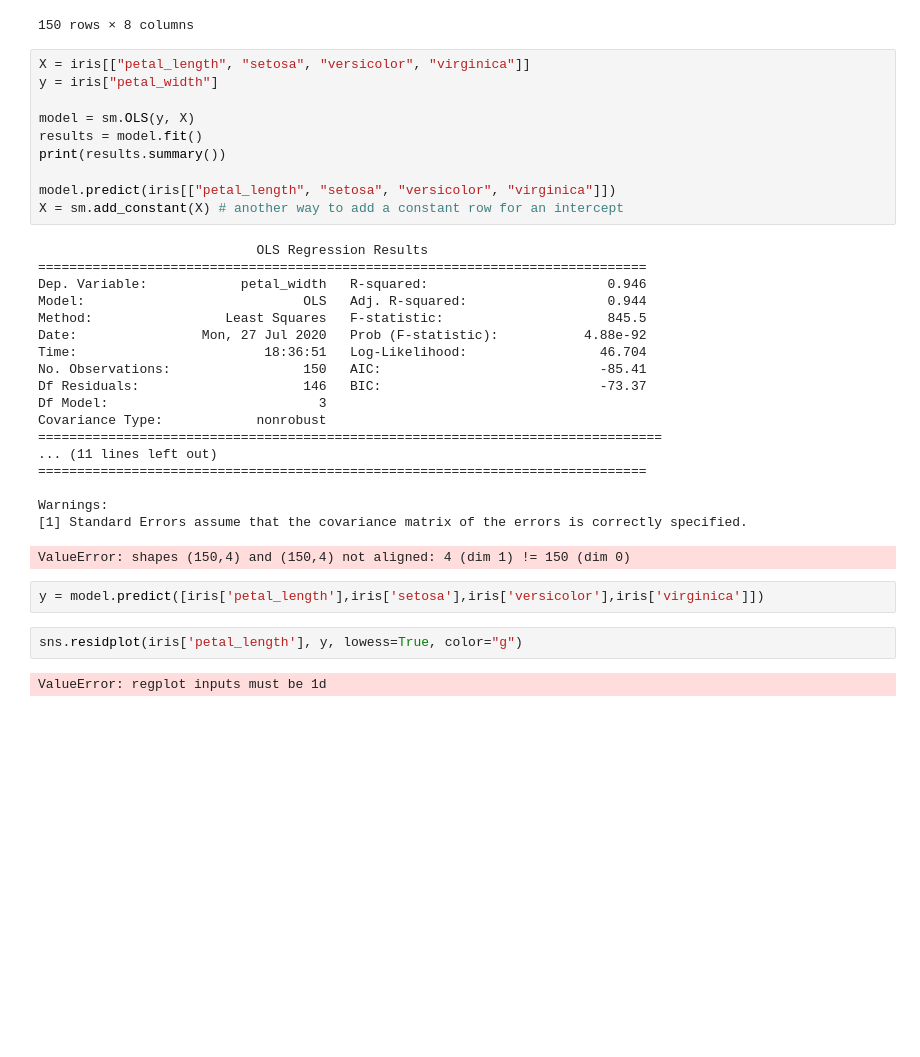
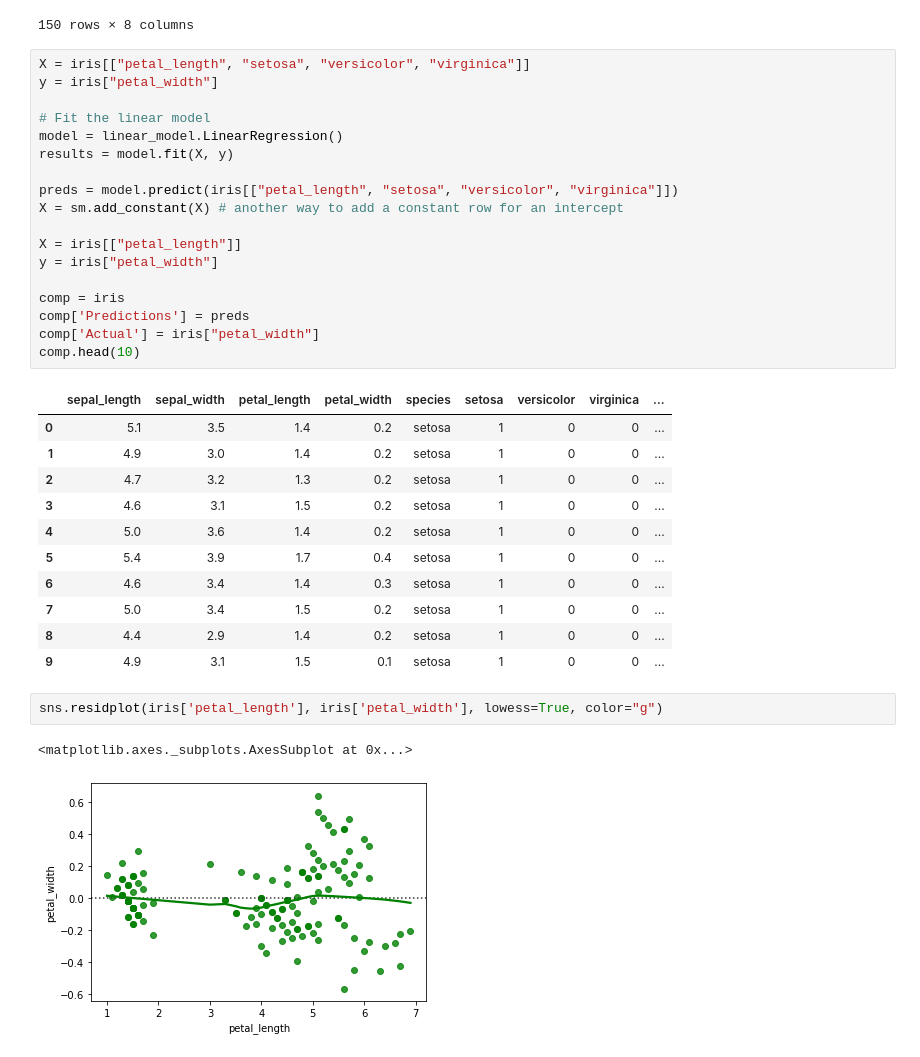
Before and after one commit to anshuldante/ai-ds-ml-practical, a Jupyter notebook: machine-learning-ai-foundations-linear-regression/Exercise Files/CH02/02_04/notebook.ipynb, the cells around one changed output. Cells and saved outputs as stored; diff of their text form; blank space fills up the shorter version.

Commit message:
Linear Regression chapter 3 revised

```diff
--- a/machine-learning-ai-foundations-linear-regression/Exercise Files/CH02/02_04/notebook.ipynb
+++ b/machine-learning-ai-foundations-linear-regression/Exercise Files/CH02/02_04/notebook.ipynb
@@ -195,35 +195,35 @@ iris
 X = iris[["petal_length", "setosa", "versicolor", "virginica"]]
 y = iris["petal_width"]
 
-model = sm.OLS(y, X)
-results = model.fit()
-print(results.summary())
+# Fit the linear model
+model = linear_model.LinearRegression()
+results = model.fit(X, y)
 
-model.predict(iris[["petal_length", "setosa", "versicolor", "virginica"]])
+preds = model.predict(iris[["petal_length", "setosa", "versicolor", "virginica"]])
 X = sm.add_constant(X) # another way to add a constant row for an intercept
+
+X = iris[["petal_length"]]
+y = iris["petal_width"]
+
+comp = iris
+comp['Predictions'] = preds
+comp['Actual'] = iris["petal_width"]
+comp.head(10)
 # %% [output]
-                            OLS Regression Results
-==============================================================================
-Dep. Variable:            petal_width   R-squared:                       0.946
-Model:                            OLS   Adj. R-squared:                  0.944
-Method:                 Least Squares   F-statistic:                     845.5
-Date:                Mon, 27 Jul 2020   Prob (F-statistic):           4.88e-92
-Time:                        18:36:51   Log-Likelihood:                 46.704
-No. Observations:                 150   AIC:                            -85.41
-Df Residuals:                     146   BIC:                            -73.37
-Df Model:                           3
-Covariance Type:            nonrobust
-================================================================================
-... (11 lines left out)
-==============================================================================
-
-Warnings:
-[1] Standard Errors assume that the covariance matrix of the errors is correctly specified.
-ValueError: shapes (150,4) and (150,4) not aligned: 4 (dim 1) != 150 (dim 0)
+|  | sepal_length | sepal_width | petal_length | petal_width | species | setosa | versicolor | virginica | ... |
+| 0 | 5.1 | 3.5 | 1.4 | 0.2 | setosa | 1 | 0 | 0 | ... |
+| 1 | 4.9 | 3.0 | 1.4 | 0.2 | setosa | 1 | 0 | 0 | ... |
+| 2 | 4.7 | 3.2 | 1.3 | 0.2 | setosa | 1 | 0 | 0 | ... |
+| 3 | 4.6 | 3.1 | 1.5 | 0.2 | setosa | 1 | 0 | 0 | ... |
+| 4 | 5.0 | 3.6 | 1.4 | 0.2 | setosa | 1 | 0 | 0 | ... |
+| 5 | 5.4 | 3.9 | 1.7 | 0.4 | setosa | 1 | 0 | 0 | ... |
+| 6 | 4.6 | 3.4 | 1.4 | 0.3 | setosa | 1 | 0 | 0 | ... |
+| 7 | 5.0 | 3.4 | 1.5 | 0.2 | setosa | 1 | 0 | 0 | ... |
+| 8 | 4.4 | 2.9 | 1.4 | 0.2 | setosa | 1 | 0 | 0 | ... |
+| 9 | 4.9 | 3.1 | 1.5 | 0.1 | setosa | 1 | 0 | 0 | ... |
-# %%
-y = model.predict([iris['petal_length'],iris['setosa'],iris['versicolor'],iris['virginica']])
 # %%
-sns.residplot(iris['petal_length'], y, lowess=True, color="g")
+sns.residplot(iris['petal_length'], iris['petal_width'], lowess=True, color="g")
 # %% [output]
-ValueError: regplot inputs must be 1d
+<matplotlib.axes._subplots.AxesSubplot at 0x...>
+[figure, added]
 # %%
```
Also changed, not shown: parts of 6 cells of this notebook, 8 other files.
